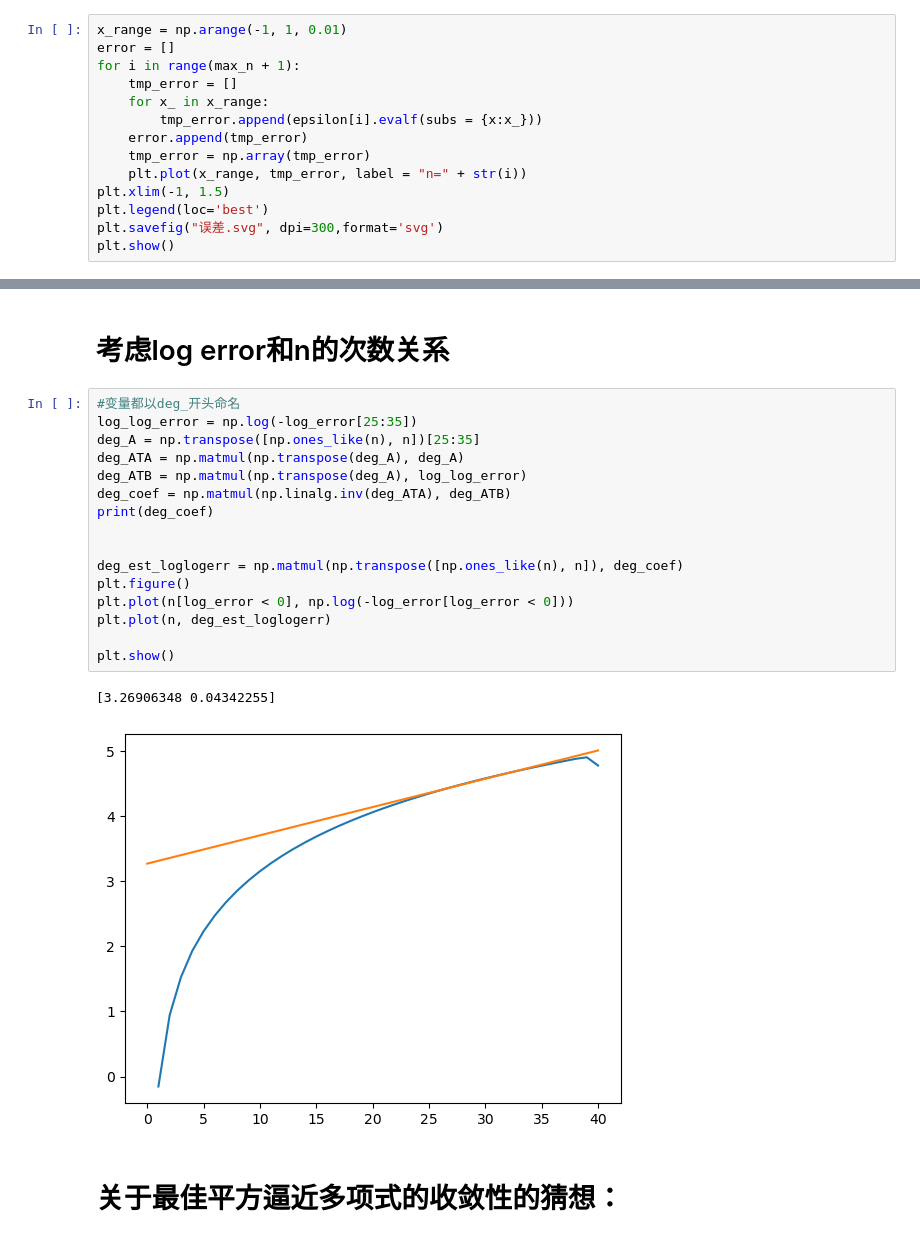
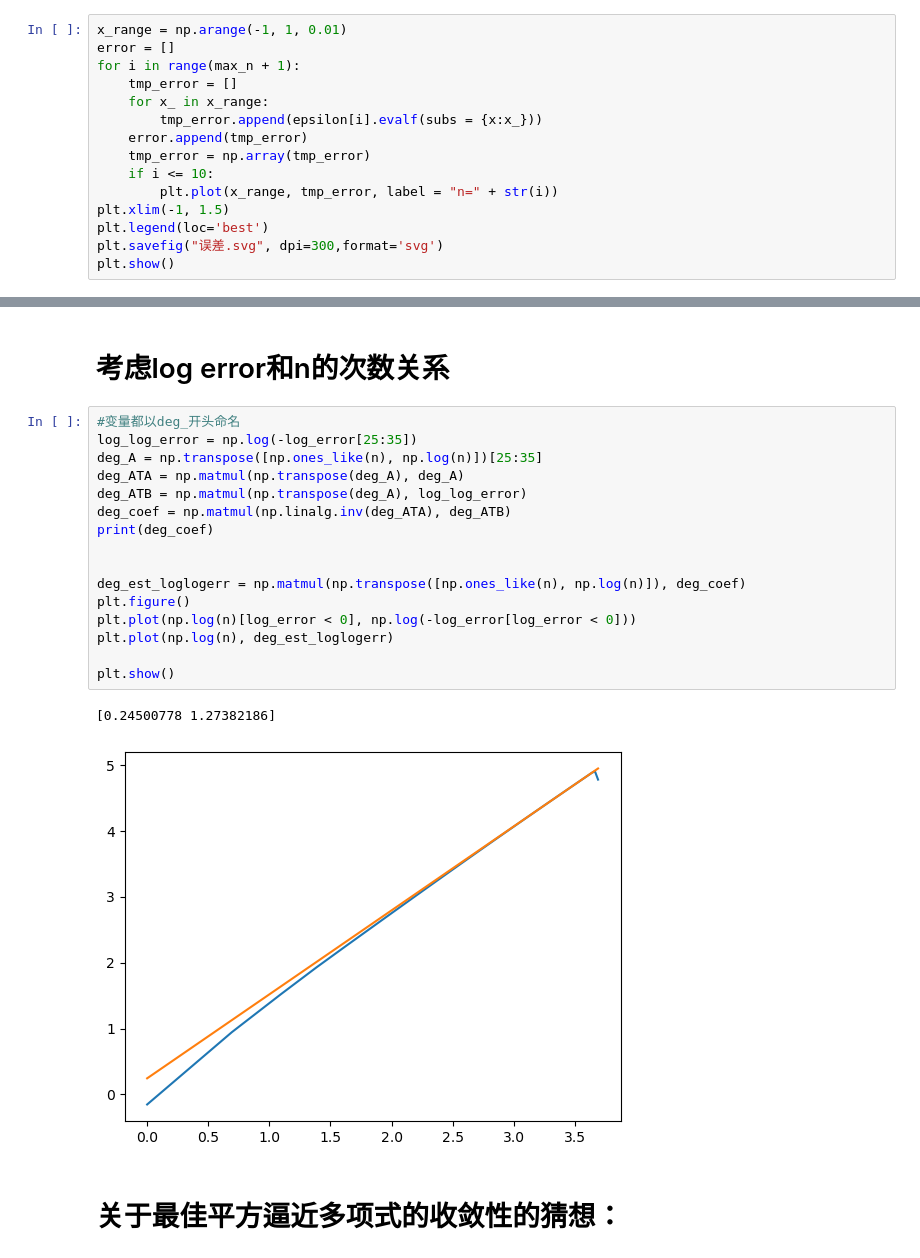
Before and after one commit to Suffoc/SquareApproximation, a Jupyter notebook: SquareApproximation.ipynb, the cells around one changed output, grey strips where cells are left out. Saved outputs shown, nothing was run; the diff lists cells and outputs as text.

Commit message:
Correction of previous updates When calculating the deg of polynomials, we should use log log error and log n

```diff
--- a/SquareApproximation.ipynb
+++ b/SquareApproximation.ipynb
@@ -99,7 +99,8 @@ for i in range(max_n + 1):
         tmp_error.append(epsilon[i].evalf(subs = {x:x_}))
     error.append(tmp_error)
     tmp_error = np.array(tmp_error)
-    plt.plot(x_range, tmp_error, label = "n=" + str(i))
+    if i <= 10:
+        plt.plot(x_range, tmp_error, label = "n=" + str(i))
 plt.xlim(-1, 1.5)
 plt.legend(loc='best')
 plt.savefig("误差.svg", dpi=300,format='svg')
@@ -257,22 +258,22 @@ plt.show()
 # %%
 #变量都以deg_开头命名
 log_log_error = np.log(-log_error[25:35])
-deg_A = np.transpose([np.ones_like(n), n])[25:35]
+deg_A = np.transpose([np.ones_like(n), np.log(n)])[25:35]
 deg_ATA = np.matmul(np.transpose(deg_A), deg_A)
 deg_ATB = np.matmul(np.transpose(deg_A), log_log_error)
 deg_coef = np.matmul(np.linalg.inv(deg_ATA), deg_ATB)
 print(deg_coef)
 
 
-deg_est_loglogerr = np.matmul(np.transpose([np.ones_like(n), n]), deg_coef)
+deg_est_loglogerr = np.matmul(np.transpose([np.ones_like(n), np.log(n)]), deg_coef)
 plt.figure()
-plt.plot(n[log_error < 0], np.log(-log_error[log_error < 0]))
-plt.plot(n, deg_est_loglogerr)
+plt.plot(np.log(n)[log_error < 0], np.log(-log_error[log_error < 0]))
+plt.plot(np.log(n), deg_est_loglogerr)
 
 plt.show()
 # %% [output]
-[3.26906348 0.04342255]
+[0.24500778 1.27382186]
-[figure, old version]
+[figure, new version]
 # %% [markdown]
 # 关于最佳平方逼近多项式的收敛性的猜想：
 # %% [markdown]
```
Also changed, not shown: 1 other file.
